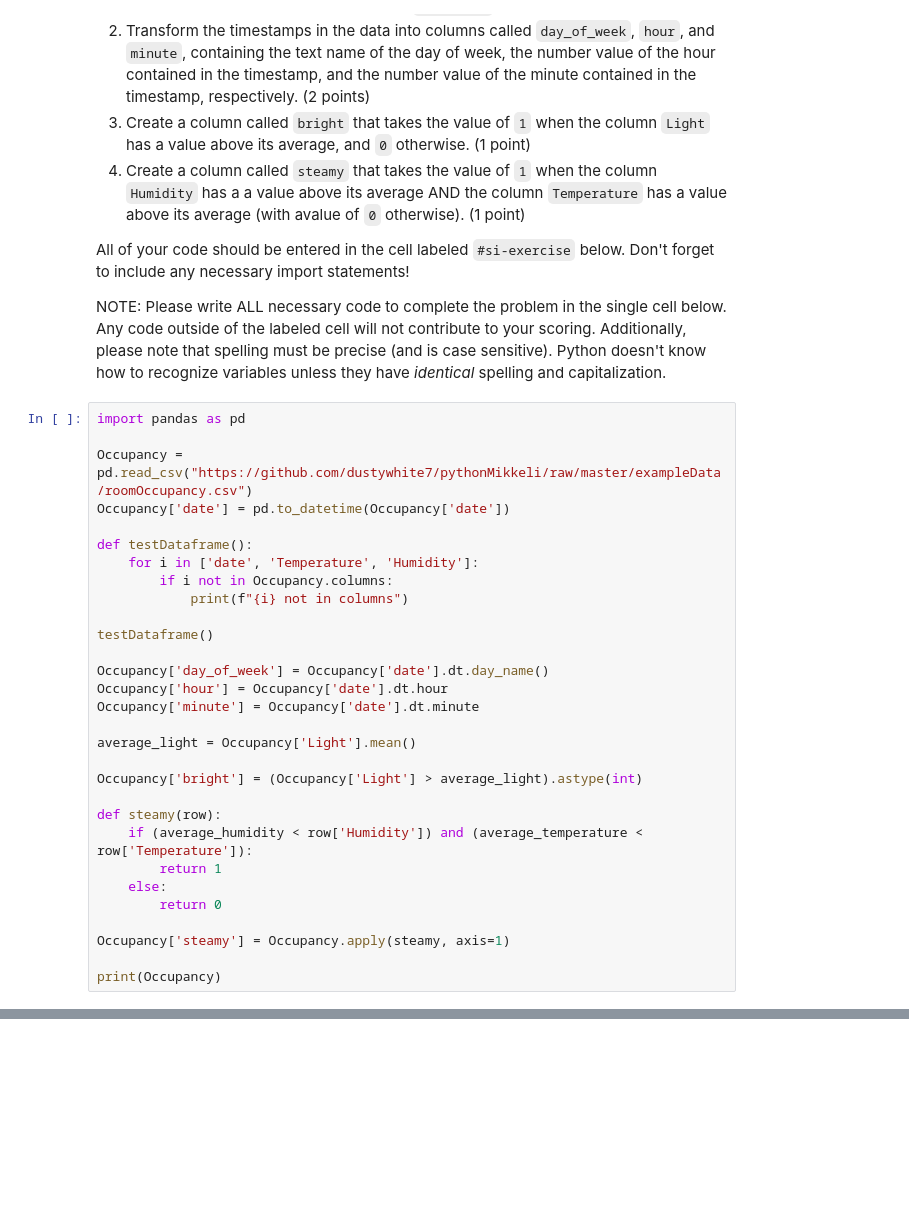
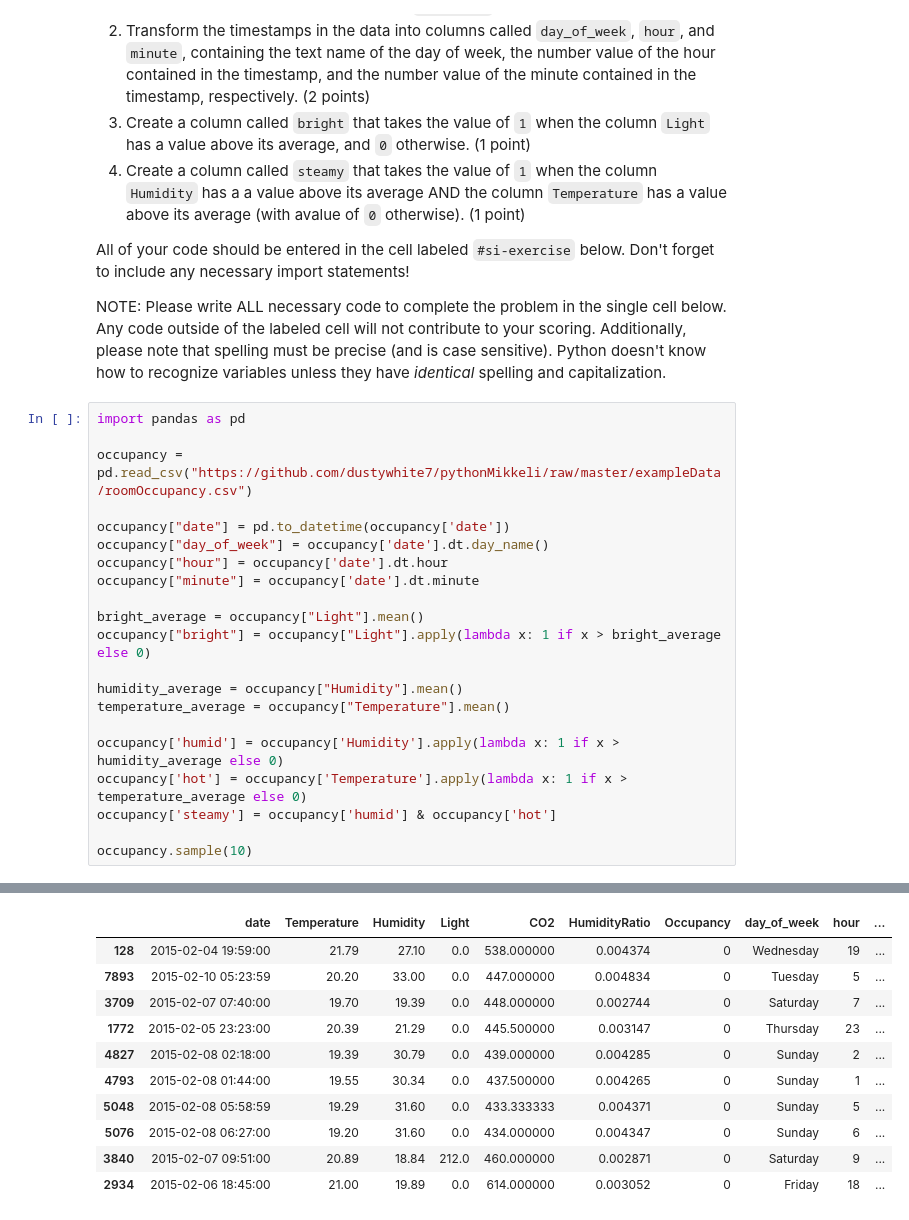
Before and after one commit to rainpunsiri/econ8320-assignment-06, a Jupyter notebook: Lesson.ipynb, the cells around one changed output, grey strips where cells are left out. Drawn from its saved outputs; the diff is of its cells as text; blank space fills up the shorter version.

```diff
--- a/Lesson.ipynb
+++ b/Lesson.ipynb
@@ -4116,31 +4116,22 @@ NOTE: Please write ALL necessary code to complete the problem in the single cell
 # %%
 import pandas as pd
 
-Occupancy = pd.read_csv("https://github.com/dustywhite7/pythonMikkeli/raw/master/exampleData/roomOccupancy.csv")
-Occupancy['date'] = pd.to_datetime(Occupancy['date'])
+occupancy = pd.read_csv("https://github.com/dustywhite7/pythonMikkeli/raw/master/exampleData/roomOccupancy.csv")
 
-def testDataframe():
-    for i in ['date', 'Temperature', 'Humidity']:
-        if i not in Occupancy.columns:
-            print(f"{i} not in columns")
+occupancy["date"] = pd.to_datetime(occupancy['date'])
+occupancy["day_of_week"] = occupancy['date'].dt.day_name()
+occupancy["hour"] = occupancy['date'].dt.hour
+occupancy["minute"] = occupancy['date'].dt.minute
 
-testDataframe()
+bright_average = occupancy["Light"].mean()
+occupancy["bright"] = occupancy["Light"].apply(lambda x: 1 if x > bright_average else 0)
 
-Occupancy['day_of_week'] = Occupancy['date'].dt.day_name()
-Occupancy['hour'] = Occupancy['date'].dt.hour
-Occupancy['minute'] = Occupancy['date'].dt.minute
+humidity_average = occupancy["Humidity"].mean()
+temperature_average = occupancy["Temperature"].mean()
 
-average_light = Occupancy['Light'].mean()
+occupancy['humid'] = occupancy['Humidity'].apply(lambda x: 1 if x > humidity_average else 0)
+occupancy['hot'] = occupancy['Temperature'].apply(lambda x: 1 if x > temperature_average else 0)
+occupancy['steamy'] = occupancy['humid'] & occupancy['hot']
 
-Occupancy['bright'] = (Occupancy['Light'] > average_light).astype(int)
-
-def steamy(row):
-    if (average_humidity < row['Humidity']) and (average_temperature < row['Temperature']):
-        return 1
-    else:
-        return 0
-
-Occupancy['steamy'] = Occupancy.apply(steamy, axis=1)
-
-print(Occupancy)
+occupancy.sample(10)
 # %% [output]
@@ -4163,0 +4138,11 @@ print(Occupancy)
+|  | date | Temperature | Humidity | Light | CO2 | HumidityRatio | Occupancy | day_of_week | hour | ... |
+| 128 | 2015-02-04 19:59:00 | 21.79 | 27.10 | 0.0 | 538.000000 | 0.004374 | 0 | Wednesday | 19 | ... |
+| 7893 | 2015-02-10 05:23:59 | 20.20 | 33.00 | 0.0 | 447.000000 | 0.004834 | 0 | Tuesday | 5 | ... |
+| 3709 | 2015-02-07 07:40:00 | 19.70 | 19.39 | 0.0 | 448.000000 | 0.002744 | 0 | Saturday | 7 | ... |
+| 1772 | 2015-02-05 23:23:00 | 20.39 | 21.29 | 0.0 | 445.500000 | 0.003147 | 0 | Thursday | 23 | ... |
+| 4827 | 2015-02-08 02:18:00 | 19.39 | 30.79 | 0.0 | 439.000000 | 0.004285 | 0 | Sunday | 2 | ... |
+| 4793 | 2015-02-08 01:44:00 | 19.55 | 30.34 | 0.0 | 437.500000 | 0.004265 | 0 | Sunday | 1 | ... |
+| 5048 | 2015-02-08 05:58:59 | 19.29 | 31.60 | 0.0 | 433.333333 | 0.004371 | 0 | Sunday | 5 | ... |
+| 5076 | 2015-02-08 06:27:00 | 19.20 | 31.60 | 0.0 | 434.000000 | 0.004347 | 0 | Sunday | 6 | ... |
+| 3840 | 2015-02-07 09:51:00 | 20.89 | 18.84 | 212.0 | 460.000000 | 0.002871 | 0 | Saturday | 9 | ... |
+| 2934 | 2015-02-06 18:45:00 | 21.00 | 19.89 | 0.0 | 614.000000 | 0.003052 | 0 | Friday | 18 | ... |
```
Also changed, not shown: parts of 1 cell of this notebook.
